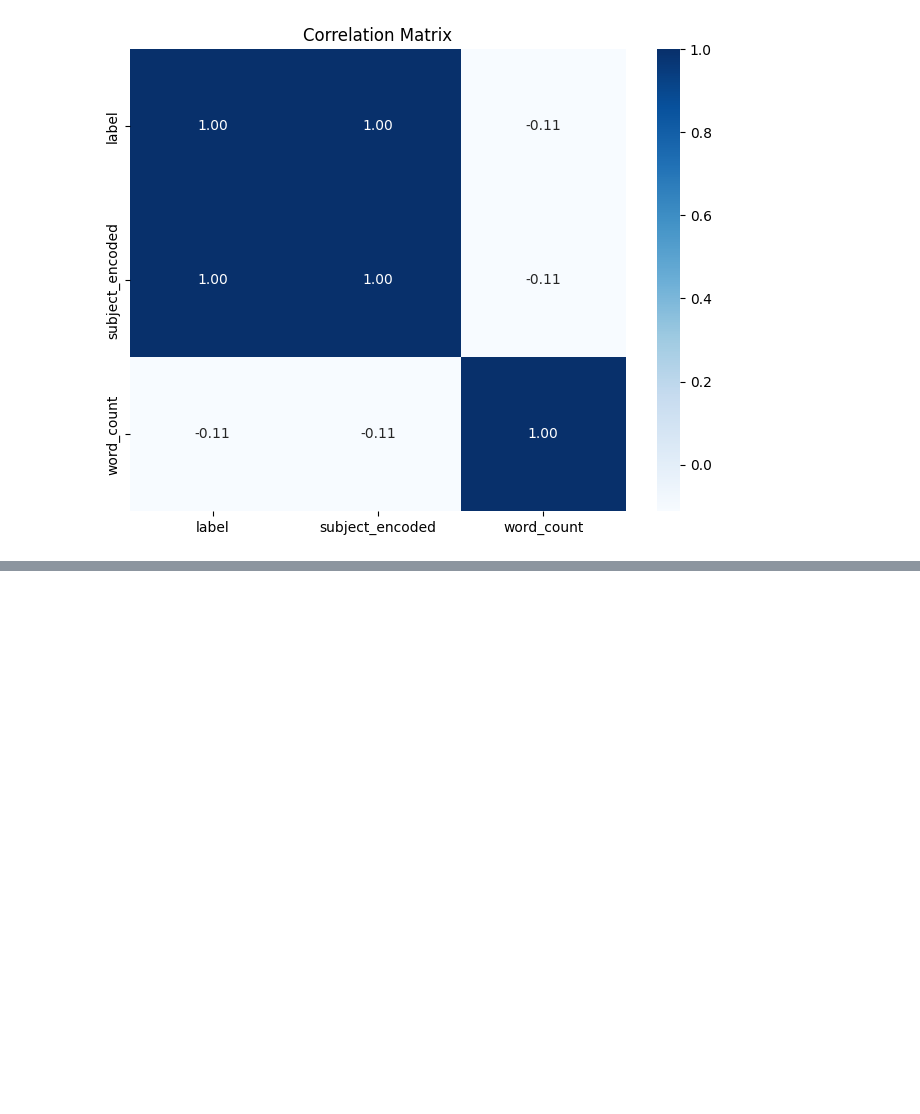
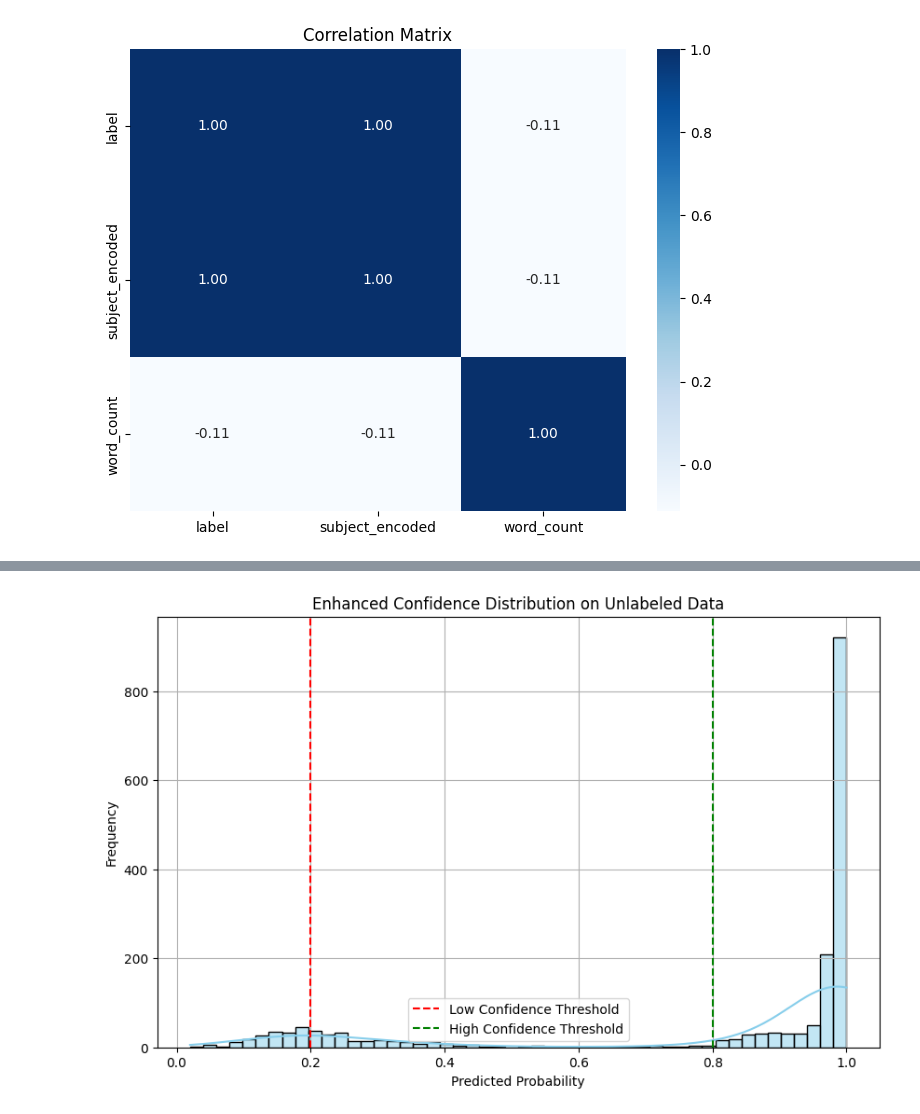
Before and after one commit to MythryeeA/Real-Vs-Fake-News-Detection, a Jupyter notebook: NM_fake_newsipynb.ipynb, the cells around one changed output, grey strips where cells are left out. Drawn from its saved outputs; the diff is of its cells as text; code cells hidden in the pictures; blank space fills up the shorter version.

```diff
--- a/NM_fake_newsipynb.ipynb
+++ b/NM_fake_newsipynb.ipynb
@@ -436,0 +556,17 @@ df.head()
+# %%
+import numpy as np
+import matplotlib.pyplot as plt
+import seaborn as sns
+plt.figure(figsize=(10,6))
+probs = self_training_model.predict_proba(X_unlabeled)[:, 1]
+sns.histplot(probs, bins=50, kde=True, color='skyblue')
+plt.axvline(x=0.2, color='red', linestyle='--', label='Low Confidence Threshold')
+plt.axvline(x=0.8, color='green', linestyle='--', label='High Confidence Threshold')
+plt.title("Enhanced Confidence Distribution on Unlabeled Data")
+plt.xlabel("Predicted Probability")
+plt.ylabel("Frequency")
+plt.legend()
+plt.grid(True)
+plt.show()
+# %% [output]
+[figure, added]
```
Also changed, not shown: parts of 22 cells of this notebook.
